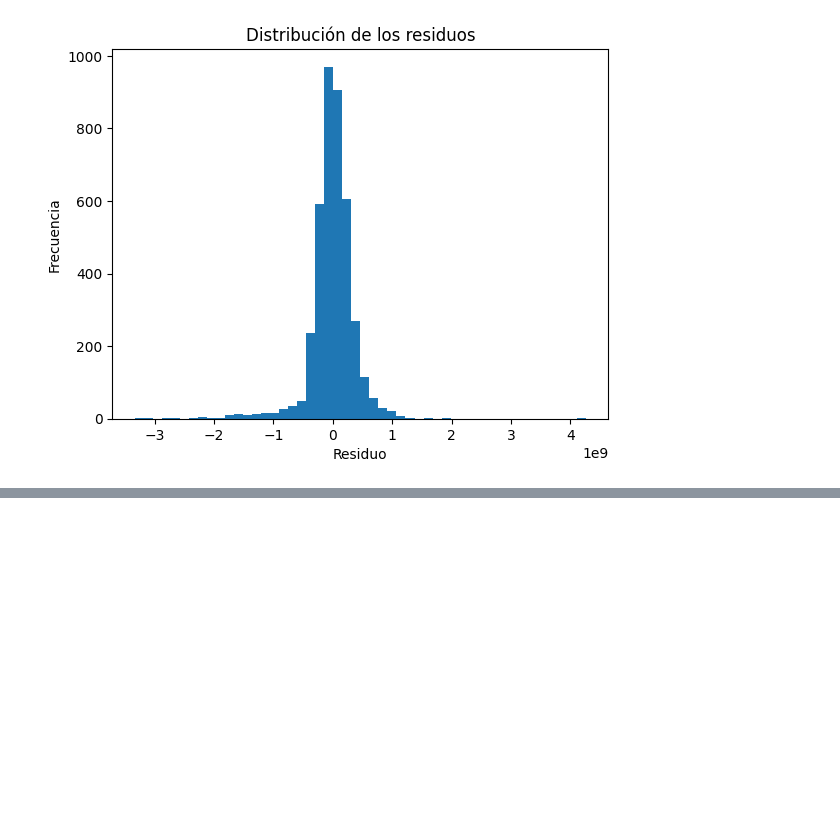
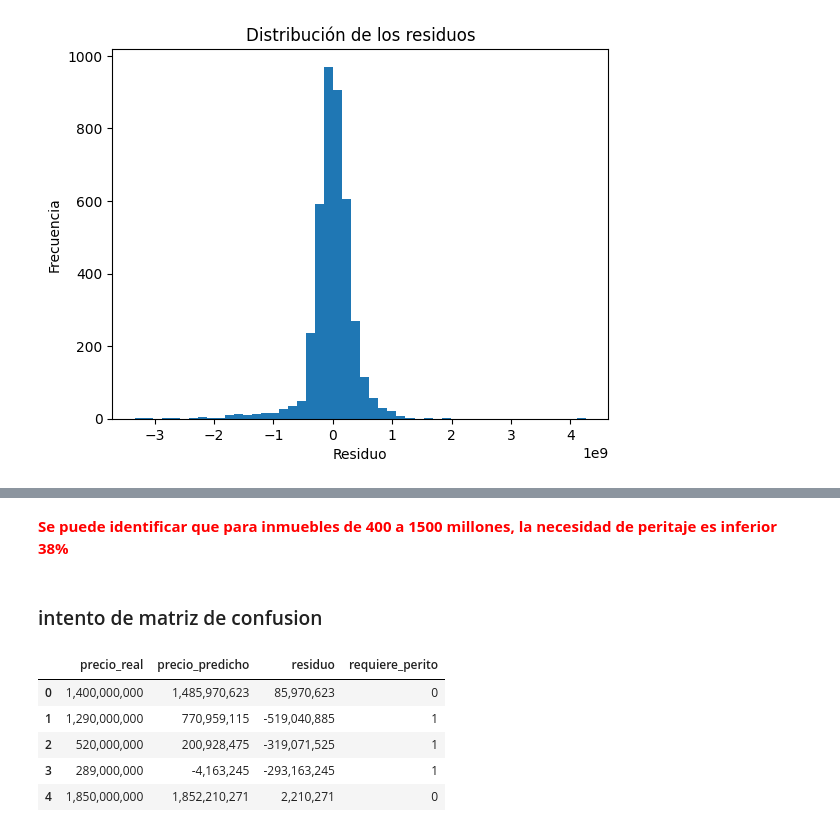
Before and after one commit to Traintain/MINE4101-202520-Taller2, a Jupyter notebook: taller_copy.ipynb, the cells around one changed output, grey strips where cells are left out. Cells and saved outputs as stored; diff of their text form; code cells hidden in the pictures; blank space fills up the shorter version.

Commit message:
metricas regresion simple, intento de matriz de confusion

```diff
--- a/taller_copy.ipynb
+++ b/taller_copy.ipynb
@@ -665,0 +762,17 @@ plt.show()
+# %%
+df_valid_x = pd.concat([X_valid.reset_index(drop=True),
+                               df_valid_results.reset_index(drop=True),y_valid.reset_index(drop=True)], axis=1)
+
+df_valid_x["rango_precio"] = pd.cut(
+    df_valid_x["precio_real"],
+    bins=[0, 400_000_000, 800_000_000, 1_500_000_000, 5_000_000_000, float("inf")],
+    labels=["0-400M", "400-800M", "800-1500M", "1500-5000M", "5000M+"]
+)
+
+# Rangos de precios con subestimaciones mayores a 20 millones
+
+print(pd.crosstab(
+    df_valid_x["rango_precio"],
+    df_valid_x["requiere_perito"],
+    normalize="index"   # normaliza por fila
+) * 100)
@@ -665,0 +787,14 @@ plt.show()
+# %% [markdown]
+<span style="color:red; font-weight:bold;">Se puede identificar que para inmuebles de 400 a 1500 millones, la necesidad de peritaje es inferior 38%
+ </span>
+# %% [markdown]
+### intento de matriz de confusion
+# %%
+df_valid_x[["precio_real", "precio_predicho","residuo","requiere_perito"]].head()
+# %% [output]
+|  | precio_real | precio_predicho | residuo | requiere_perito |
+| 0 | 1,400,000,000 | 1,485,970,623 | 85,970,623 | 0 |
+| 1 | 1,290,000,000 | 770,959,115 | -519,040,885 | 1 |
+| 2 | 520,000,000 | 200,928,475 | -319,071,525 | 1 |
+| 3 | 289,000,000 | -4,163,245 | -293,163,245 | 1 |
+| 4 | 1,850,000,000 | 1,852,210,271 | 2,210,271 | 0 |
```
Also changed, not shown: parts of 17 cells of this notebook.
